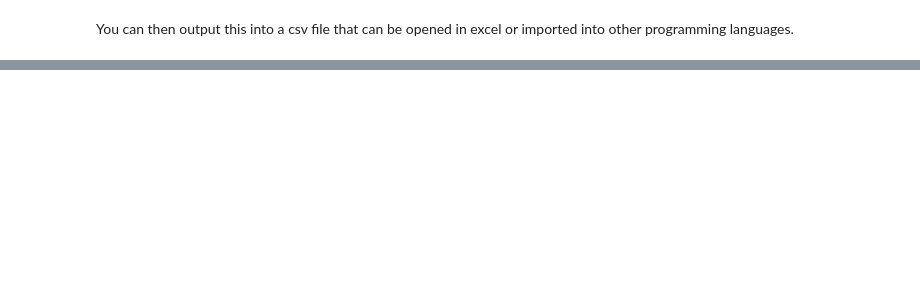
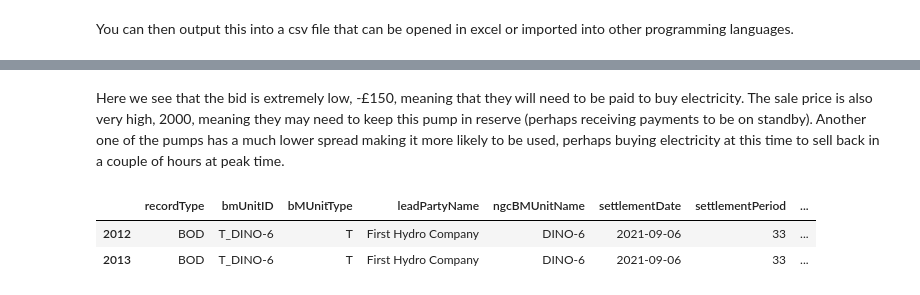
Before and after one commit to pjohno/MSc-Math-Finance-Projects, a Jupyter notebook: notebooks/BMI Reports API.ipynb, the cells around one changed output, grey strips where cells are left out. Saved outputs shown, nothing was run; the diff lists cells and outputs as text; code cells hidden in the pictures; blank space fills up the shorter version.

```diff
--- a/notebooks/BMI Reports API.ipynb
+++ b/notebooks/BMI Reports API.ipynb
@@ -143,0 +232,8 @@ dfMID[dfMID.marketIndexDataProviderId=="APXMIDP"]
+# %% [markdown]
+Here we see that the bid is extremely low, -£150, meaning that they will need to be paid to buy electricity. The sale price is also very high, 2000, meaning they may need to keep this pump in reserve (perhaps receiving payments to be on standby). Another one of the pumps has a much lower spread making it more likely to be used, perhaps buying electricity at this time to sell back in a couple of hours at peak time.
+# %%
+dfBOD[dfBOD.bmUnitID=="T_DINO-6"]
+# %% [output]
+|  | recordType | bmUnitID | bMUnitType | leadPartyName | ngcBMUnitName | settlementDate | settlementPeriod | ... |
+| 2012 | BOD | T_DINO-6 | T | First Hydro Company | DINO-6 | 2021-09-06 | 33 | ... |
+| 2013 | BOD | T_DINO-6 | T | First Hydro Company | DINO-6 | 2021-09-06 | 33 | ... |
```
Also changed, not shown: parts of 15 cells of this notebook, 7 other files.
